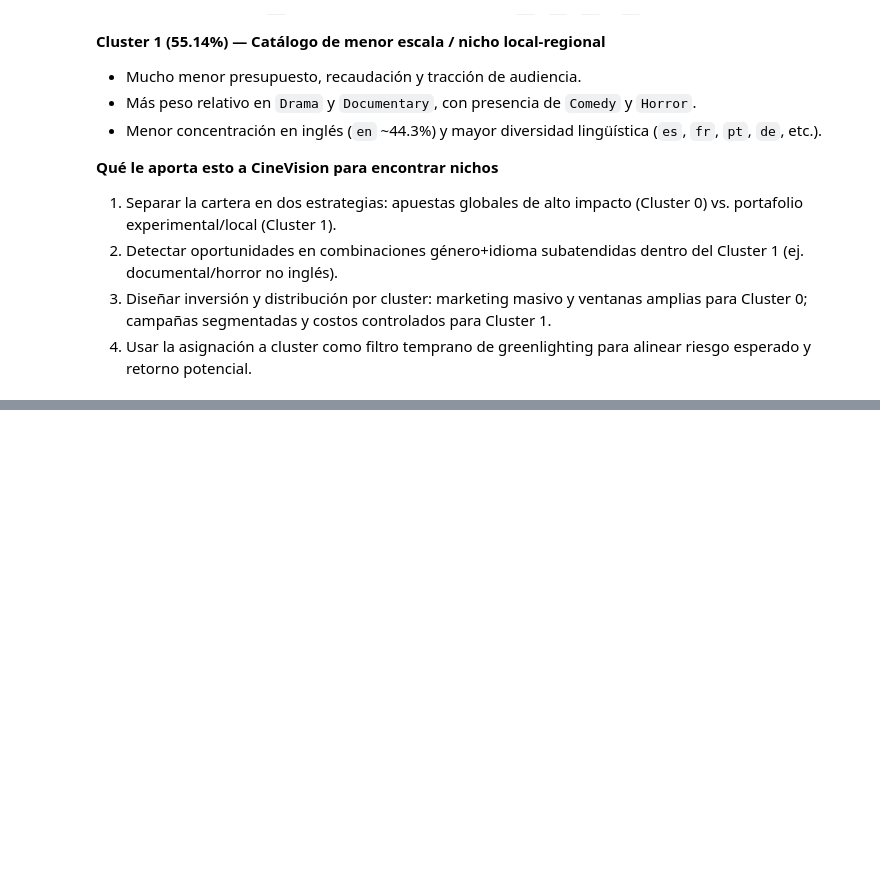
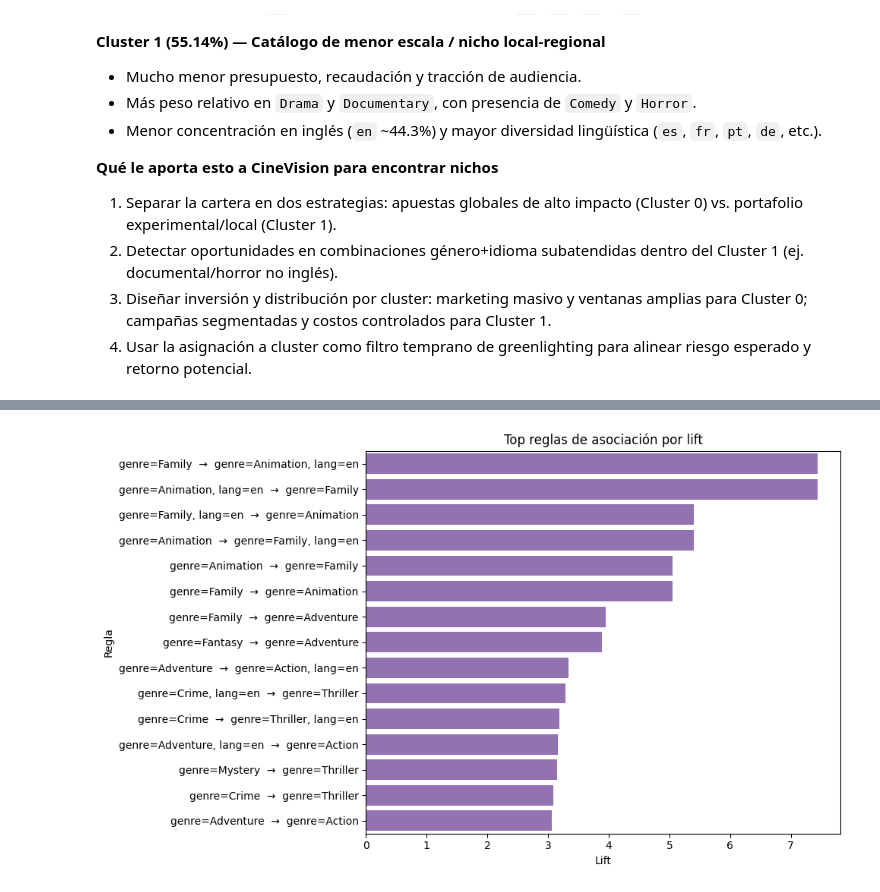
Before and after one commit to jcdiegolopez/MD-LAB02, a Jupyter notebook: main.ipynb, the cells around one changed output, grey strips where cells are left out. Saved outputs shown, nothing was run; the diff lists cells and outputs as text; code cells hidden in the pictures; blank space fills up the shorter version.

Commit message:
PCA y reglas de asociación

```diff
--- a/main.ipynb
+++ b/main.ipynb
@@ -483,0 +702,17 @@ Top 5 idiomas por cluster:
+# %%
+# Visualización rápida de reglas top (lift)
+if 'rules' in globals() and not rules.empty:
+    top_rules_plot = rules.head(15).copy()
+    top_rules_plot['rule'] = top_rules_plot['antecedents'] + '  →  ' + top_rules_plot['consequents']
+
+    plt.figure(figsize=(10, 6))
+    sns.barplot(data=top_rules_plot, y='rule', x='lift', color='tab:purple')
+    plt.title('Top reglas de asociación por lift')
+    plt.xlabel('Lift')
+    plt.ylabel('Regla')
+    plt.tight_layout()
+    plt.show()
+else:
+    print('No hay reglas para visualizar.')
+# %% [output]
+[figure, added]
```
Also changed, not shown: parts of 6 cells of this notebook.
